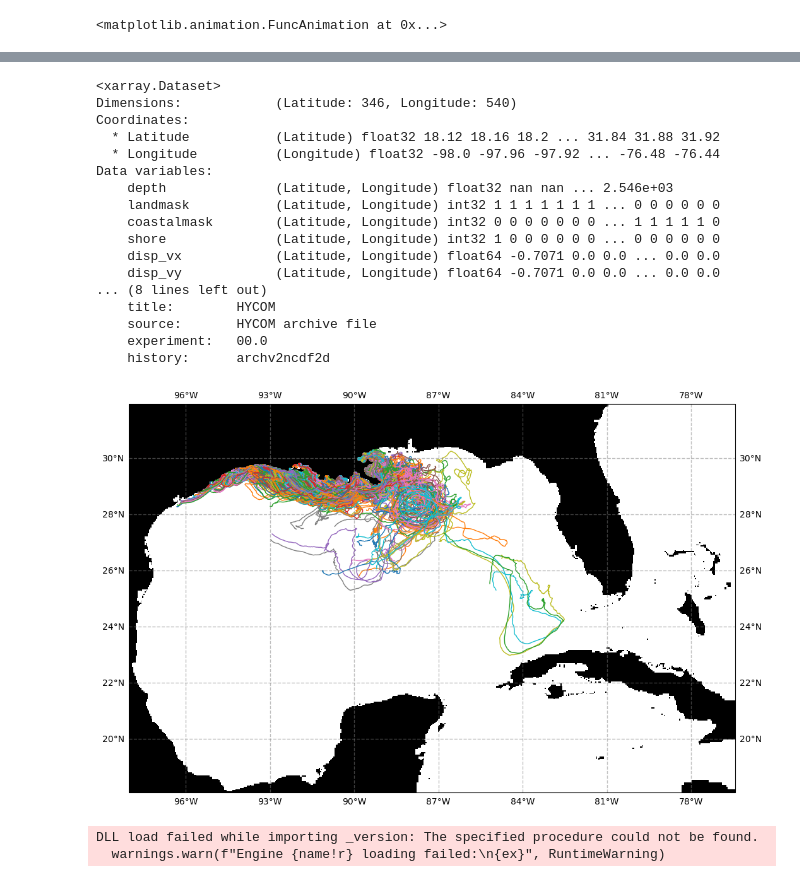
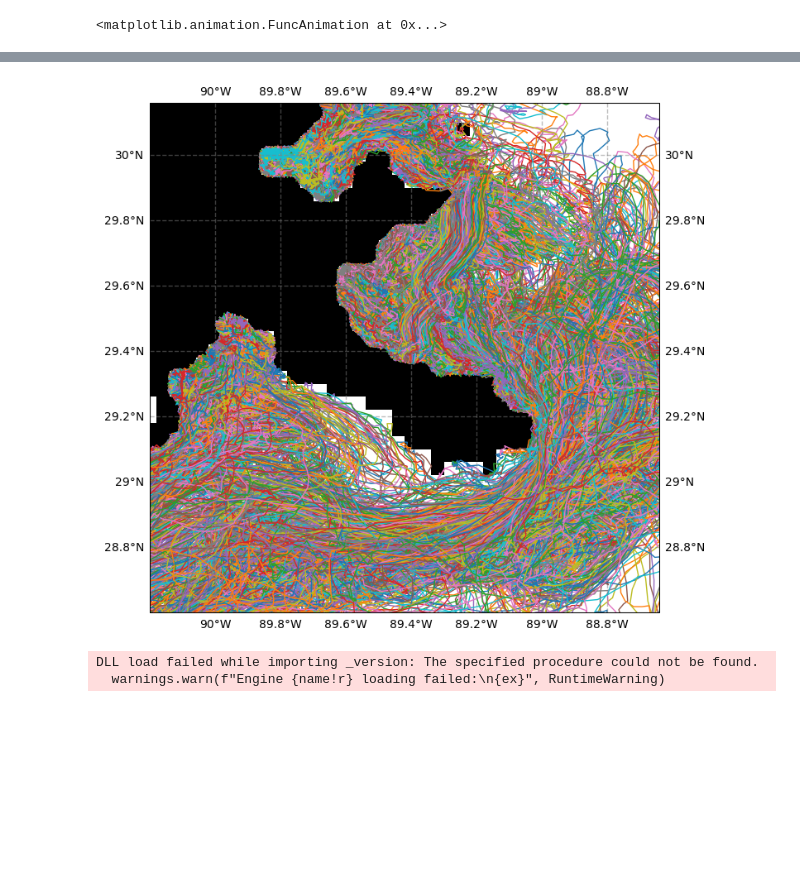
Before and after one commit to davidavzP/GOM_microplastics, a Jupyter notebook: test_inverse_problem.ipynb, the cells around one changed output, grey strips where cells are left out. Drawn from its saved outputs; the diff is of its cells as text; code cells hidden in the pictures; blank space fills up the shorter version.

```diff
--- a/test_inverse_problem.ipynb
+++ b/test_inverse_problem.ipynb
@@ -24,39 +27,21 @@ gom_masks = xr.open_dataset('data/gom_masks_w_inputs.nc')
-# %%
-gom_masks
-# %% [output]
-<xarray.Dataset>
-Dimensions:            (Latitude: 346, Longitude: 540)
-Coordinates:
-  * Latitude           (Latitude) float32 18.12 18.16 18.2 ... 31.84 31.88 31.92
-  * Longitude          (Longitude) float32 -98.0 -97.96 -97.92 ... -76.48 -76.44
-Data variables:
-    depth              (Latitude, Longitude) float32 nan nan ... 2.546e+03
-    landmask           (Latitude, Longitude) int32 1 1 1 1 1 1 1 ... 0 0 0 0 0 0
-    coastalmask        (Latitude, Longitude) int32 0 0 0 0 0 0 0 ... 1 1 1 1 1 0
-    shore              (Latitude, Longitude) int32 1 0 0 0 0 0 0 ... 0 0 0 0 0 0
-    disp_vx            (Latitude, Longitude) float64 -0.7071 0.0 0.0 ... 0.0 0.0
-    disp_vy            (Latitude, Longitude) float64 -0.7071 0.0 0.0 ... 0.0 0.0
-... (8 lines left out)
-    title:        HYCOM
-    source:       HYCOM archive file
-    experiment:   00.0
-    history:      archv2ncdf2d
 # %%
 import matplotlib.pyplot as plt
 import cartopy.crs as ccrs
 
 X_land,Y_land = np.meshgrid(gom_masks.landmask['Latitude'],gom_masks.landmask['Longitude'],  indexing='ij')
 
 fig = plt.figure(figsize=(32,8))
 ax = plt.axes(projection=ccrs.PlateCarree())
 ax.gridlines(crs=ccrs.PlateCarree(), draw_labels=True,
                   linewidth=1, color='gray', alpha=0.5, linestyle='--')
 #ax.coastlines(resolution='50m')
 ax.pcolormesh(Y_land, X_land, gom_masks.landmask,cmap='Greys')
 
+ax.set_extent([ -90.2, -88.64, 28.6, 30.16], ccrs.PlateCarree())
+
 _ = ax.plot(test['lon'].T, test['lat'].T, linewidth=1, zorder=1)
 # %% [output]
-[figure, old version]
+[figure, new version]
 # %%
 test_dd  = test.to_dask_dataframe().compute()
 # %% [output]
```
Also changed, not shown: parts of 1 cell of this notebook, 5 other files.
